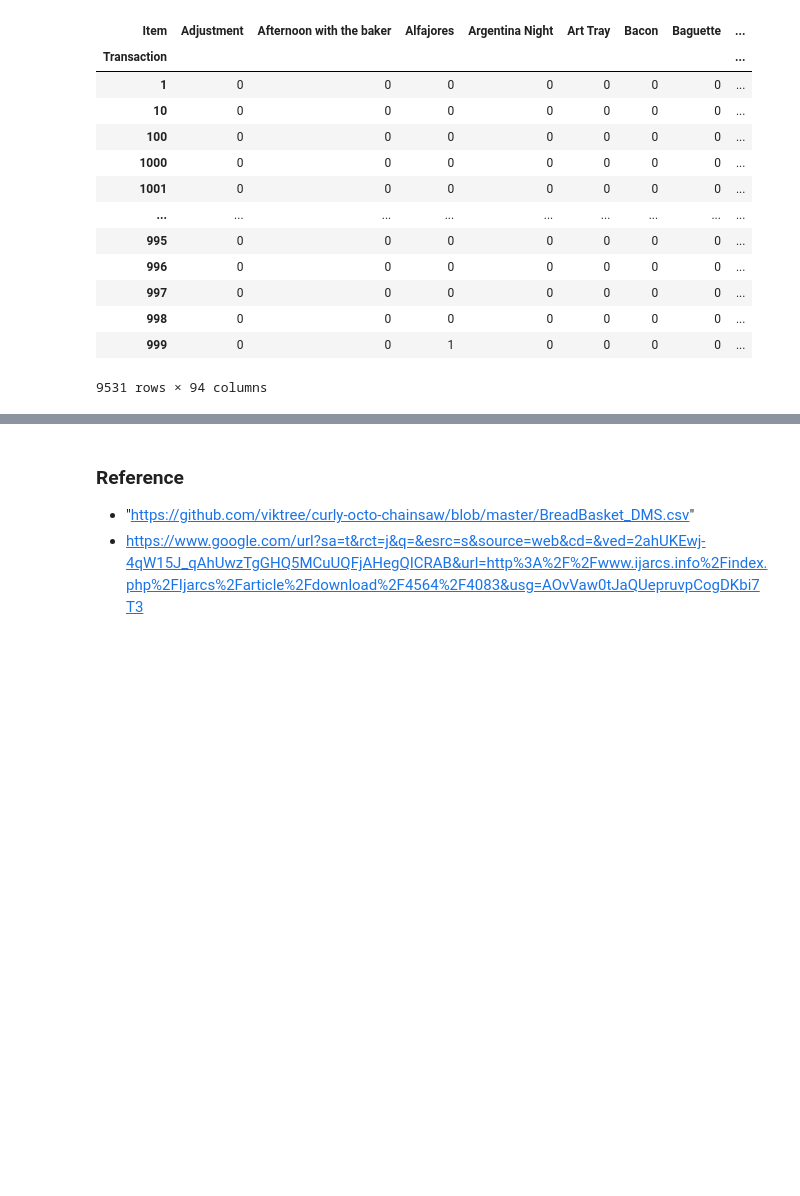
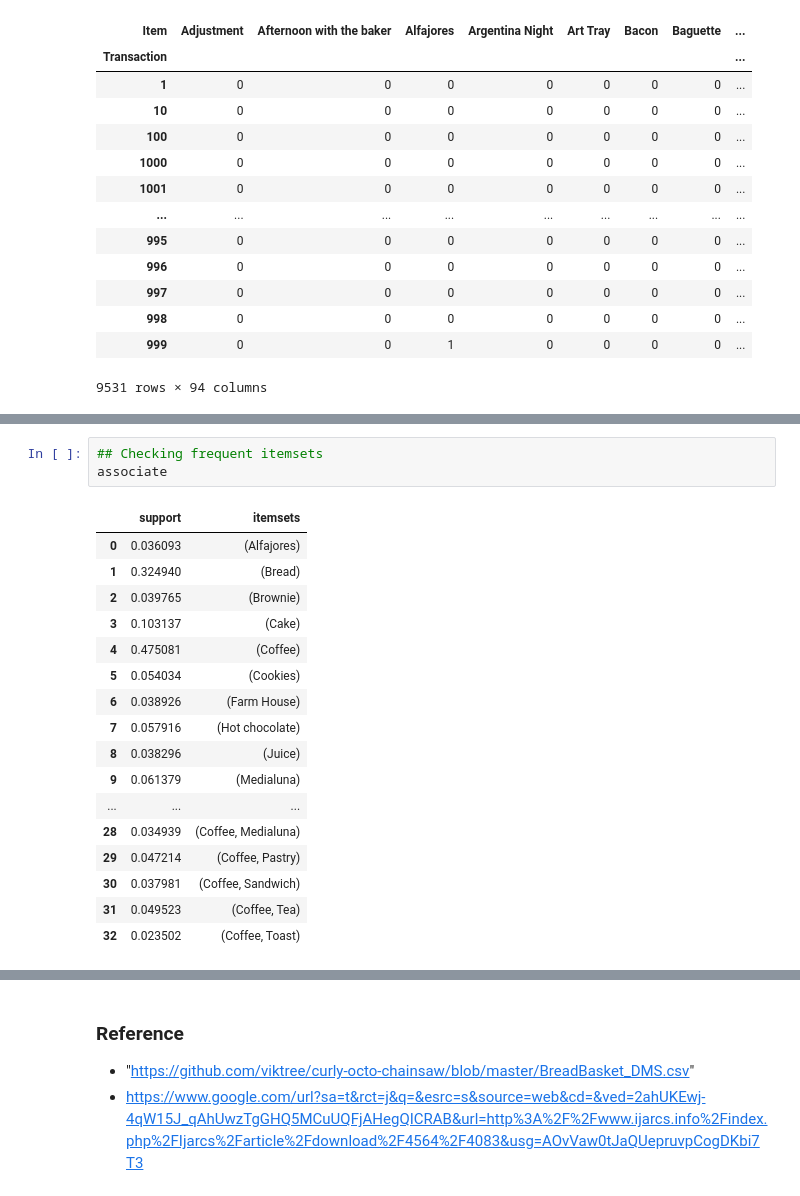
Before and after one commit to Roh1702/Associate-Mining-Rule, a Jupyter notebook: Association Rule Mining in Retail Store.ipynb, the cells around one changed output, grey strips where cells are left out. Cells and saved outputs as stored; diff of their text form; blank space fills up the shorter version.

```diff
--- a/Association Rule Mining in Retail Store.ipynb
+++ b/Association Rule Mining in Retail Store.ipynb
@@ -162,0 +232,21 @@ asso_rule.head()
+# %%
+## Checking frequent itemsets
+associate
+# %% [output]
+|  | support | itemsets |
+| 0 | 0.036093 | (Alfajores) |
+| 1 | 0.324940 | (Bread) |
+| 2 | 0.039765 | (Brownie) |
+| 3 | 0.103137 | (Cake) |
+| 4 | 0.475081 | (Coffee) |
+| 5 | 0.054034 | (Cookies) |
+| 6 | 0.038926 | (Farm House) |
+| 7 | 0.057916 | (Hot chocolate) |
+| 8 | 0.038296 | (Juice) |
+| 9 | 0.061379 | (Medialuna) |
+| ... | ... | ... |
+| 28 | 0.034939 | (Coffee, Medialuna) |
+| 29 | 0.047214 | (Coffee, Pastry) |
+| 30 | 0.037981 | (Coffee, Sandwich) |
+| 31 | 0.049523 | (Coffee, Tea) |
+| 32 | 0.023502 | (Coffee, Toast) |
```
Also changed, not shown: parts of 23 cells of this notebook.
